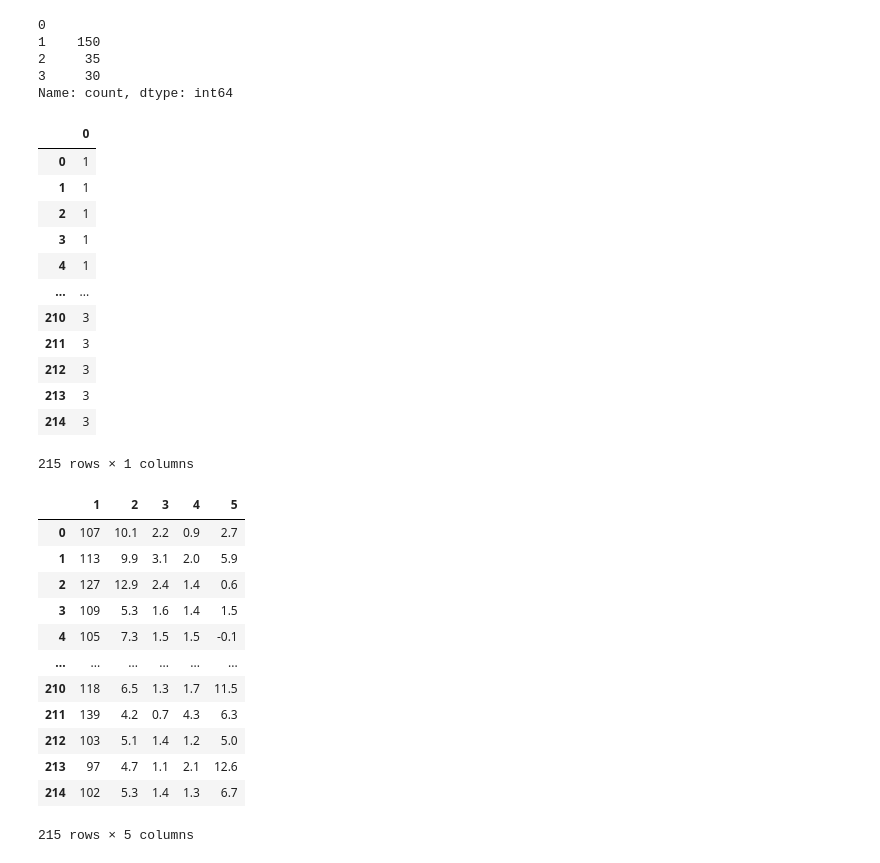
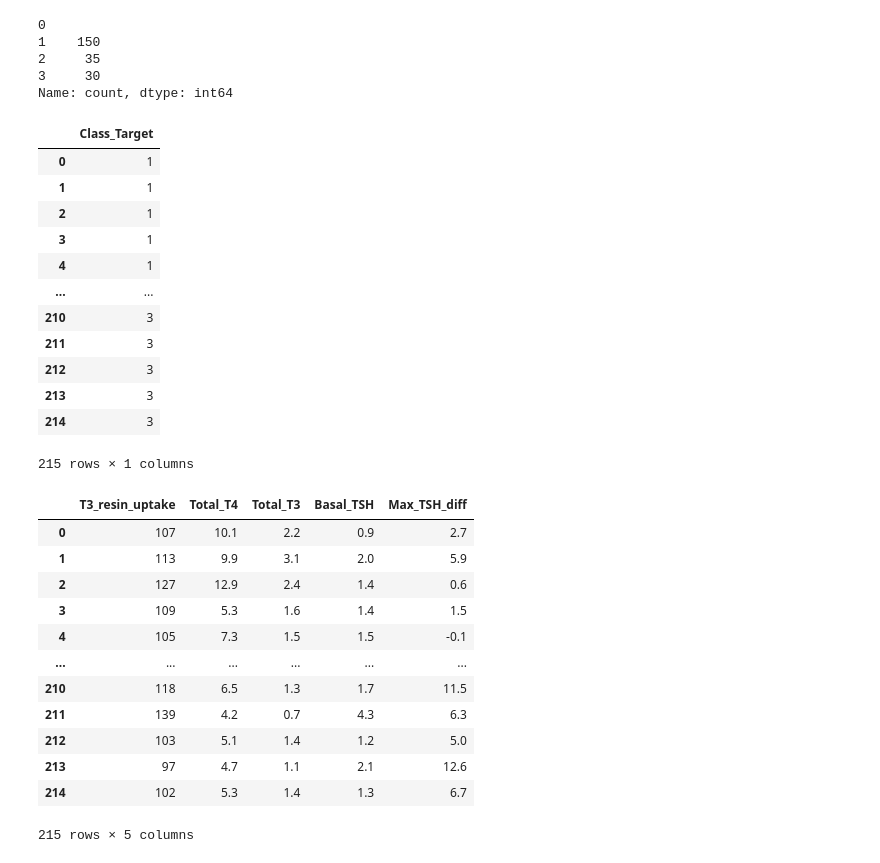
Before and after one commit to aqua1107/thyroid-project, a Jupyter notebook: Notebook/갑상선 데이터 분석.ipynb, the cells around one changed output. Drawn from its saved outputs; the diff is of its cells as text; code cells hidden in the pictures.

```diff
--- a/Notebook/갑상선 데이터 분석.ipynb
+++ b/Notebook/갑상선 데이터 분석.ipynb
@@ -52,7 +52,7 @@ for path in possible_paths:
   thyroid0387.data
   thyroid0387.names
 # %%
-data_path = '../../data/thyroid+disease/new-thyroid.data'
+data_path = '../data/thyroid+disease/new-thyroid.data'
 print("파일 존재:", os.path.exists(data_path))  # 파일 존재 확인
 df = pd.read_csv(data_path, header=None)  # 파일 읽어오기
 df.head()  # 첫 5번째 행 출력
@@ -139,10 +139,10 @@ df[0].value_counts()  # 분류할 y값 찾음
 3     30
 Name: count, dtype: int64
 # %%
-y = df[[0]]  # y 값을 데이터프레임으로 저장
-y
+y = df[[0]].rename(columns={0: 'Class_Target'})  # y값의 이름을 알아보기 쉽게 바꾸고 y를 데이터프레임 형식으로 출력
+y  # 1이 정상, 2가 갑상선 항진증, 3이 갑상선 저하증
 # %% [output]
-|  | 0 |
+|  | Class_Target |
 | 0 | 1 |
 | 1 | 1 |
 | 2 | 1 |
@@ -156,10 +156,21 @@ y
 | 214 | 3 |
 215 rows × 1 columns
 # %%
-X = df.drop(0, axis=1)  # 원활한 학습을 위해 y값 제거
+X = df.drop(0, axis=1)  # 원활한 학습을 위해 y값 제거 (원래 데이터프레임의 이름이 출력되기 때문에 'Class_Target'이 아닌 0을 제거히는게 맞음)
+
+# 열의 이륾을 속성과 맞게 바꿈
+column_mapping = {
+    1: 'T3_resin_uptake',
+    2: 'Total_T4',
+    3: 'Total_T3',
+    4: 'Basal_TSH',
+    5: 'Max_TSH_diff'
+}
+
+X = X.rename(columns=column_mapping)
 X
 # %% [output]
-|  | 1 | 2 | 3 | 4 | 5 |
+|  | T3_resin_uptake | Total_T4 | Total_T3 | Basal_TSH | Max_TSH_diff |
 | 0 | 107 | 10.1 | 2.2 | 0.9 | 2.7 |
 | 1 | 113 | 9.9 | 3.1 | 2.0 | 5.9 |
 | 2 | 127 | 12.9 | 2.4 | 1.4 | 0.6 |
```
Also changed, not shown: parts of 12 cells of this notebook.
